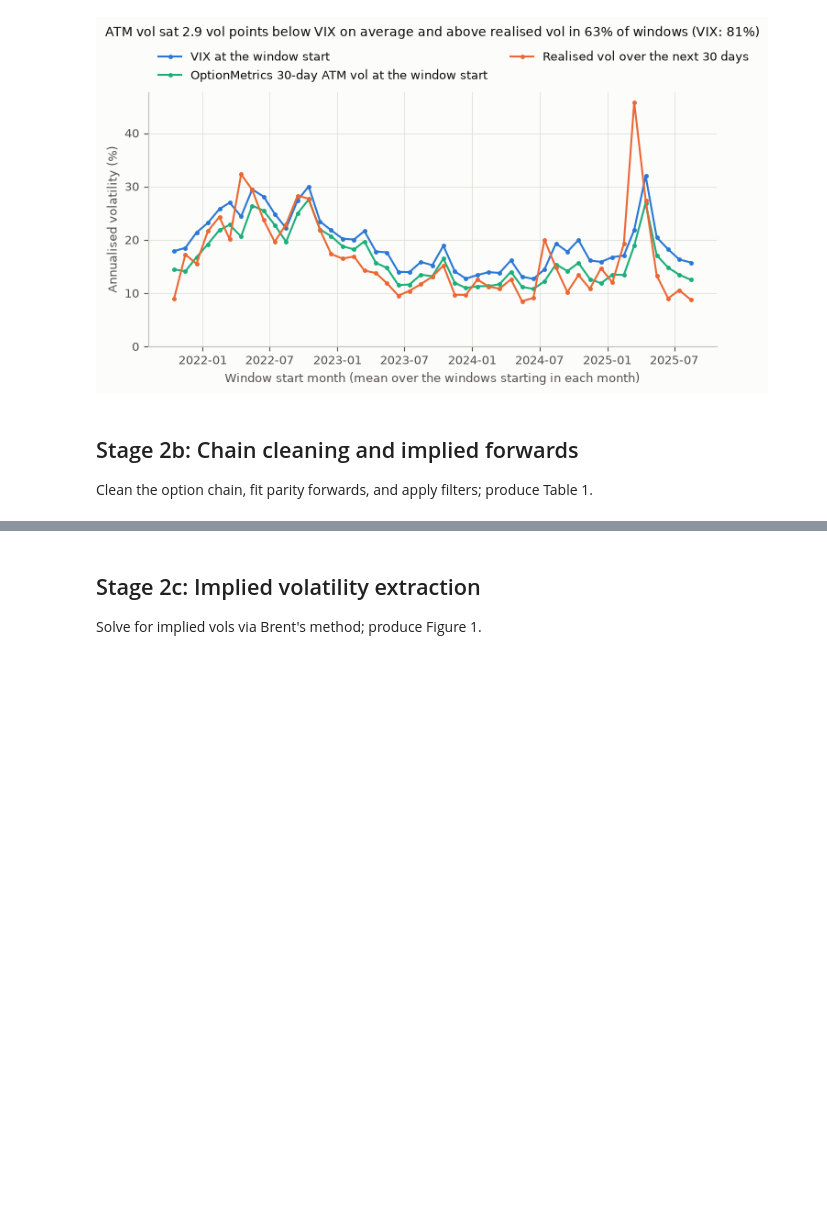
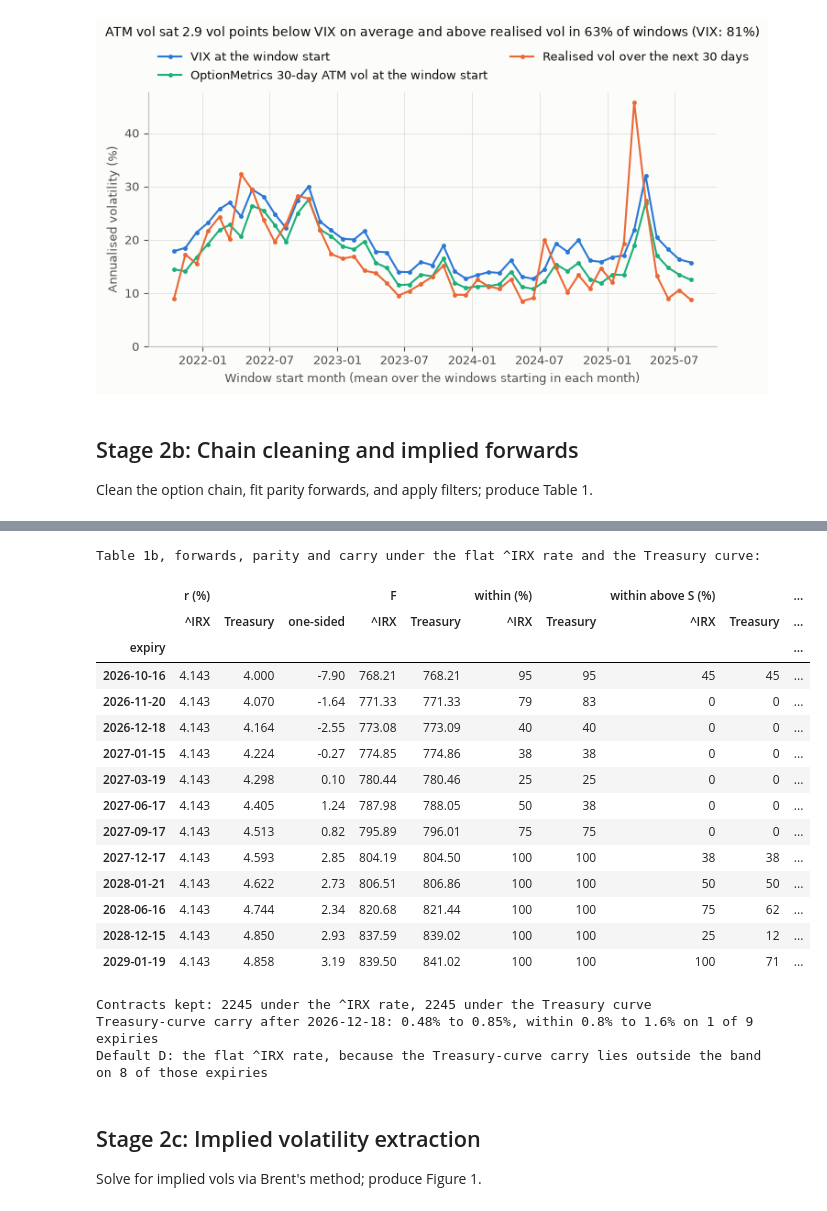
Before and after one commit to yogi-agarwal/vol-surface-delta-hedging, a Jupyter notebook: notebooks/analysis.ipynb, the cells around one changed output, grey strips where cells are left out. Saved outputs shown, nothing was run; the diff lists cells and outputs as text; code cells hidden in the pictures; blank space fills up the shorter version.

```diff
--- a/notebooks/analysis.ipynb
+++ b/notebooks/analysis.ipynb
@@ -1126,0 +1159,61 @@ D free above 1 on 9 of 12 expiries
+# %%
+CARRY_AFTER, CARRY_BAND = "2026-12-18", (0.008, 0.016)  # Treasury default only if every q after the cutoff is in the band
+
+snapshot_date = fetch.min().tz_convert("America/New_York").tz_localize(None).normalize()
+curve = load_treasury_curve(snapshot_date)  # reads data/frozen/ust_curve_YYYYMMDD.csv
+curve_date, tenors, ust_rates = treasury_rates(curve, snapshot_date)
+
+
+def treasury_rate(T):
+    """Treasury rate r(T): linear in T between the CMT tenors, flat beyond them."""
+    return interp_rate(T, tenors, ust_rates)
+
+
+print(f"Treasury curve of {curve_date:%Y-%m-%d}, the latest complete FRED date on or before {snapshot_date:%Y-%m-%d}:")
+display(pd.DataFrame(
+    {
+        "tenor (months)": np.round(12 * tenors).astype(int),
+        "yield (%)": curve.loc[curve_date].to_numpy(),
+        "r (%)": (100 * ust_rates).round(3),
+    },
+    index=curve.columns,
+))
+
+chain_ust = clean_chain(chain, treasury_rate)  # re-cleans the frozen quotes; every derived column is recomputed
+table_ust = chain_summary(chain_ust, spot=spot_bar)
+table_ust.index = table_ust.index.strftime("%Y-%m-%d")
+rate_choices = {"^IRX": table_1, "Treasury": table_ust}
+
+
+def side_by_side(column, scale=1, digits=2):
+    """One Table 1 column under both rate choices."""
+    return pd.DataFrame({name: (scale * t[column]).round(digits) for name, t in rate_choices.items()})
+
+
+table_1b = pd.concat({
+    "r (%)": side_by_side("rate", 100, 3).assign(**{"one-sided": (100 * table_1["r_one_sided"]).round(2)}),
+    "F": side_by_side("F"),
+    "within (%)": pd.DataFrame({name: percent(t["within"]) for name, t in rate_choices.items()}),
+    "within above S (%)": pd.DataFrame({name: percent(t["within_upper"]) for name, t in rate_choices.items()}),
+    "q (%)": side_by_side("q", 100),
+}, axis=1)
+print("Table 1b, forwards, parity and carry under the flat ^IRX rate and the Treasury curve:")
+display(table_1b)
+kept_irx, kept_ust = ((c["status"] == "kept").sum() for c in (chain, chain_ust))
+print(f"Contracts kept: {kept_irx} under the ^IRX rate, {kept_ust} under the Treasury curve")
+
+late = table_ust.index > CARRY_AFTER
+q_late = table_ust.loc[late, "q"]
+in_band = q_late.between(*CARRY_BAND)
+print(
+    f"Treasury-curve carry after {CARRY_AFTER}: {100 * q_late.min():.2f}% to {100 * q_late.max():.2f}%, within "
+    f"{100 * CARRY_BAND[0]:.1f}% to {100 * CARRY_BAND[1]:.1f}% on {in_band.sum()} of {late.sum()} expiries"
+)
+if in_band.all():
+    print("Default D: the Treasury curve, because the carry of every expiry after the cutoff lies in the band")
+else:
+    print(
+        f"Default D: the flat ^IRX rate, because the Treasury-curve carry lies outside the band on "
+        f"{(~in_band).sum()} of those expiries"
+    )
+# %% [output]
@@ -1127,3 +1228,22 @@ D free above 1 on 9 of 12 expiries
+Table 1b, forwards, parity and carry under the flat ^IRX rate and the Treasury curve:
+|  | r (%) |  |  | F |  | within (%) |  | within above S (%) |  | ... |
+|  | ^IRX | Treasury | one-sided | ^IRX | Treasury | ^IRX | Treasury | ^IRX | Treasury | ... |
+| expiry |  |  |  |  |  |  |  |  |  | ... |
+| 2026-10-16 | 4.143 | 4.000 | -7.90 | 768.21 | 768.21 | 95 | 95 | 45 | 45 | ... |
+| 2026-11-20 | 4.143 | 4.070 | -1.64 | 771.33 | 771.33 | 79 | 83 | 0 | 0 | ... |
+| 2026-12-18 | 4.143 | 4.164 | -2.55 | 773.08 | 773.09 | 40 | 40 | 0 | 0 | ... |
+| 2027-01-15 | 4.143 | 4.224 | -0.27 | 774.85 | 774.86 | 38 | 38 | 0 | 0 | ... |
+| 2027-03-19 | 4.143 | 4.298 | 0.10 | 780.44 | 780.46 | 25 | 25 | 0 | 0 | ... |
+| 2027-06-17 | 4.143 | 4.405 | 1.24 | 787.98 | 788.05 | 50 | 38 | 0 | 0 | ... |
+| 2027-09-17 | 4.143 | 4.513 | 0.82 | 795.89 | 796.01 | 75 | 75 | 0 | 0 | ... |
+| 2027-12-17 | 4.143 | 4.593 | 2.85 | 804.19 | 804.50 | 100 | 100 | 38 | 38 | ... |
+| 2028-01-21 | 4.143 | 4.622 | 2.73 | 806.51 | 806.86 | 100 | 100 | 50 | 50 | ... |
+| 2028-06-16 | 4.143 | 4.744 | 2.34 | 820.68 | 821.44 | 100 | 100 | 75 | 62 | ... |
+| 2028-12-15 | 4.143 | 4.850 | 2.93 | 837.59 | 839.02 | 100 | 100 | 25 | 12 | ... |
+| 2029-01-19 | 4.143 | 4.858 | 3.19 | 839.50 | 841.02 | 100 | 100 | 100 | 71 | ... |
+Contracts kept: 2245 under the ^IRX rate, 2245 under the Treasury curve
+Treasury-curve carry after 2026-12-18: 0.48% to 0.85%, within 0.8% to 1.6% on 1 of 9 expiries
+Default D: the flat ^IRX rate, because the Treasury-curve carry lies outside the band on 8 of those expiries
 # %% [markdown]
 ## Stage 2c: Implied volatility extraction
 
```
Also changed, not shown: parts of 6 cells of this notebook, 3 other files.
